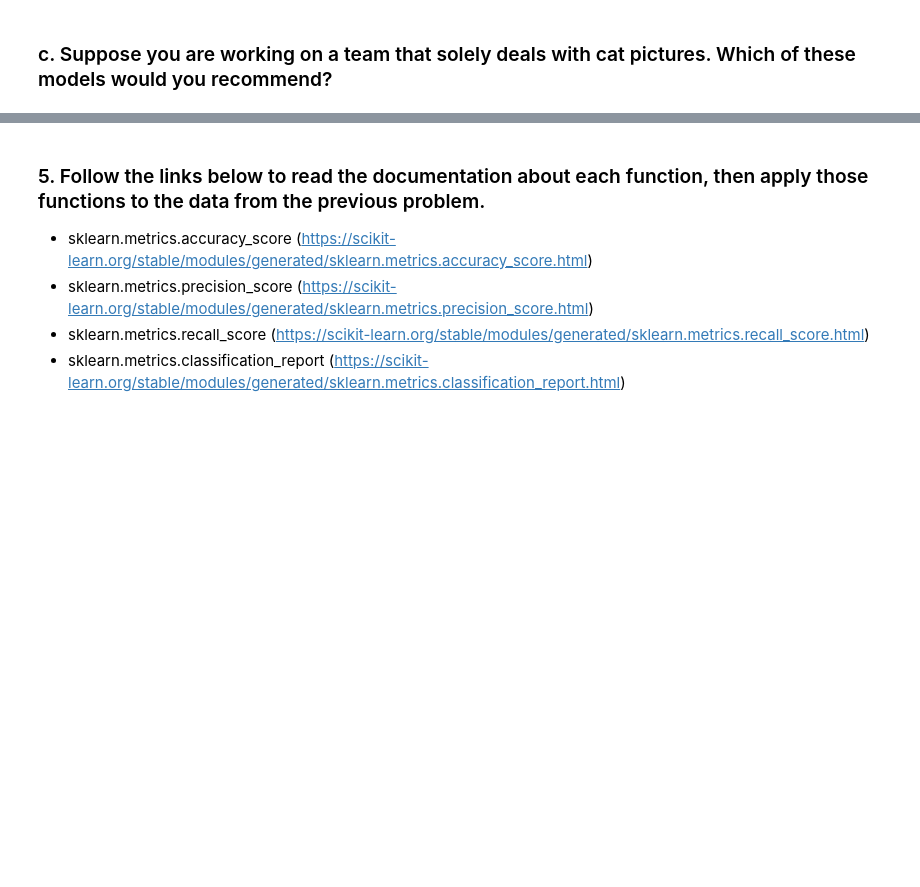
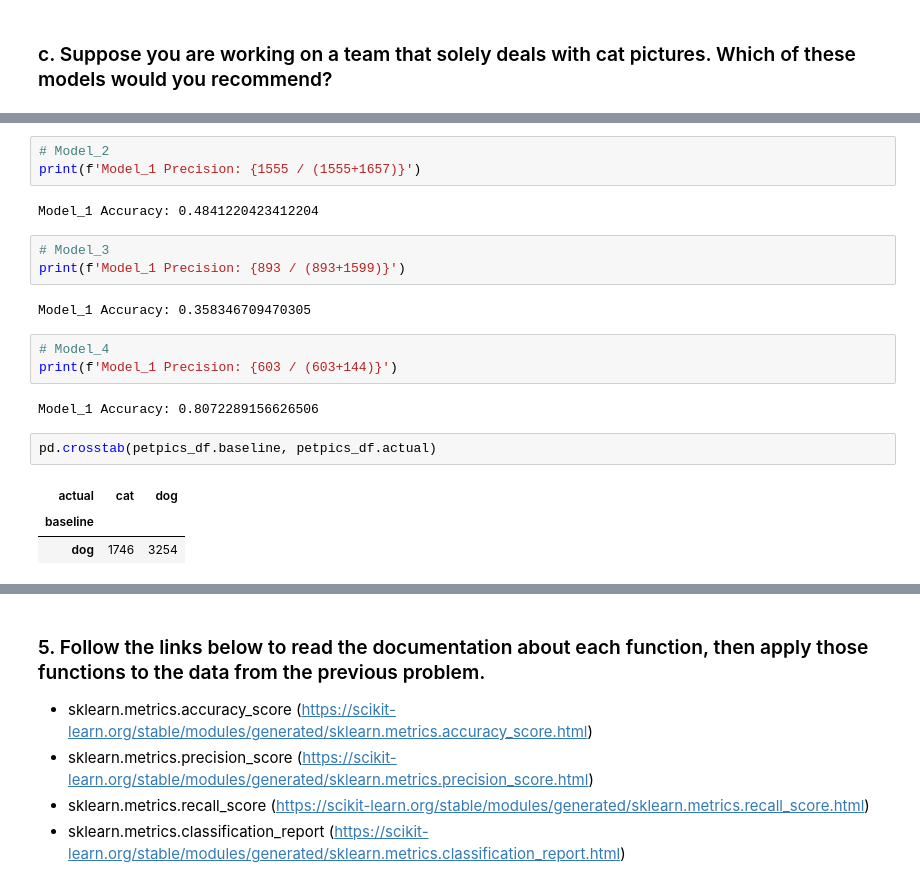
Before and after one commit to QMCBT-JustinEvans/classification-exercises, a Jupyter notebook: model_evaluation.ipynb, the cells around one changed output, grey strips where cells are left out. Saved outputs shown, nothing was run; the diff lists cells and outputs as text; blank space fills up the shorter version.

```diff
--- a/model_evaluation.ipynb
+++ b/model_evaluation.ipynb
@@ -878,0 +954,21 @@ pd.crosstab(petpics_df.model4, petpics_df.actual)
+# %%
+# Model_2
+print(f'Model_1 Precision: {1555 / (1555+1657)}')
+# %% [output]
+Model_1 Accuracy: 0.4841220423412204
+# %%
+# Model_3
+print(f'Model_1 Precision: {893 / (893+1599)}')
+# %% [output]
+Model_1 Accuracy: 0.358346709470305
+# %%
+# Model_4
+print(f'Model_1 Precision: {603 / (603+144)}')
+# %% [output]
+Model_1 Accuracy: 0.8072289156626506
+# %%
+pd.crosstab(petpics_df.baseline, petpics_df.actual)
+# %% [output]
+| actual | cat | dog |
+| baseline |  |  |
+| dog | 1746 | 3254 |
```
Also changed, not shown: parts of 11 cells of this notebook, 1 other file.
